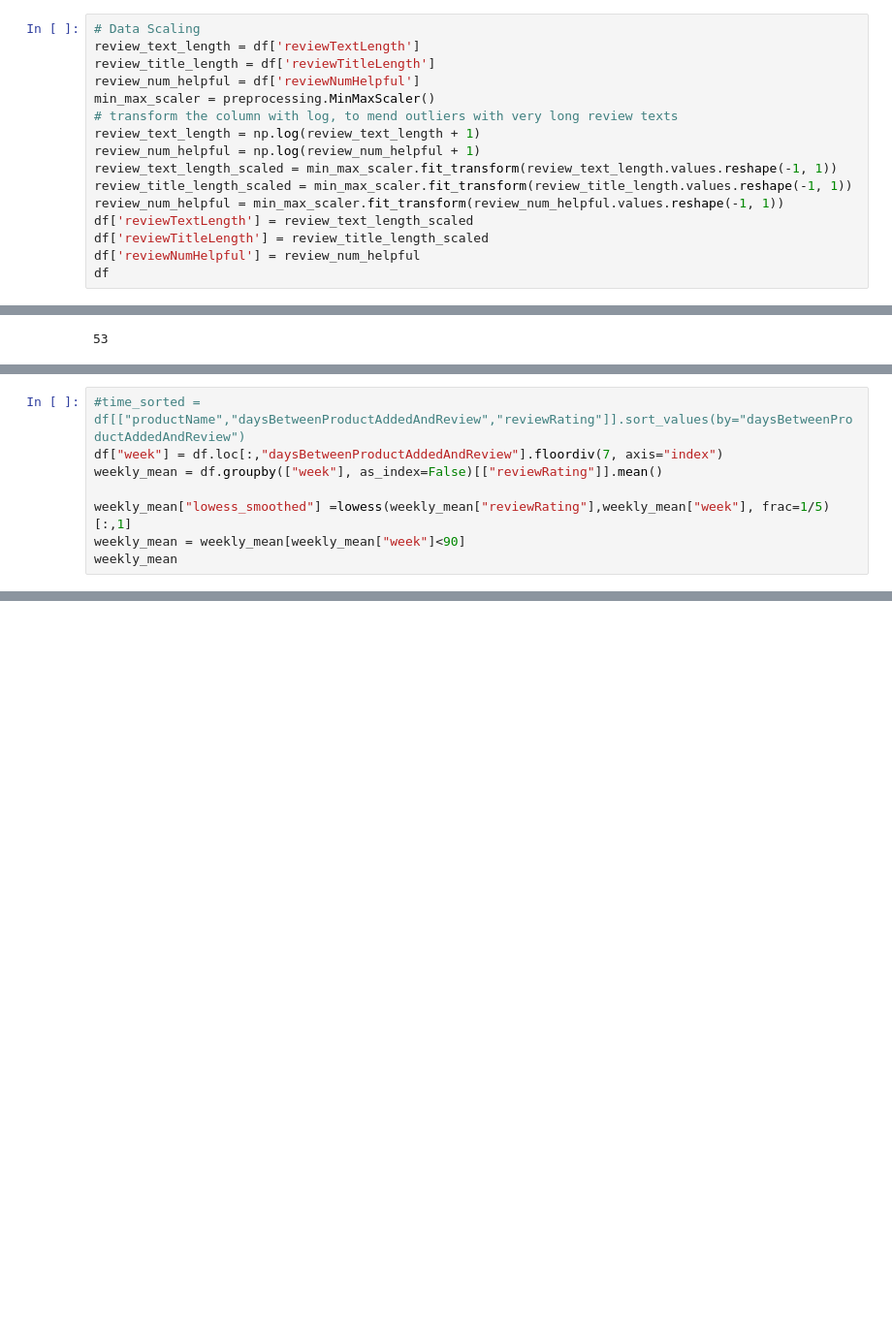
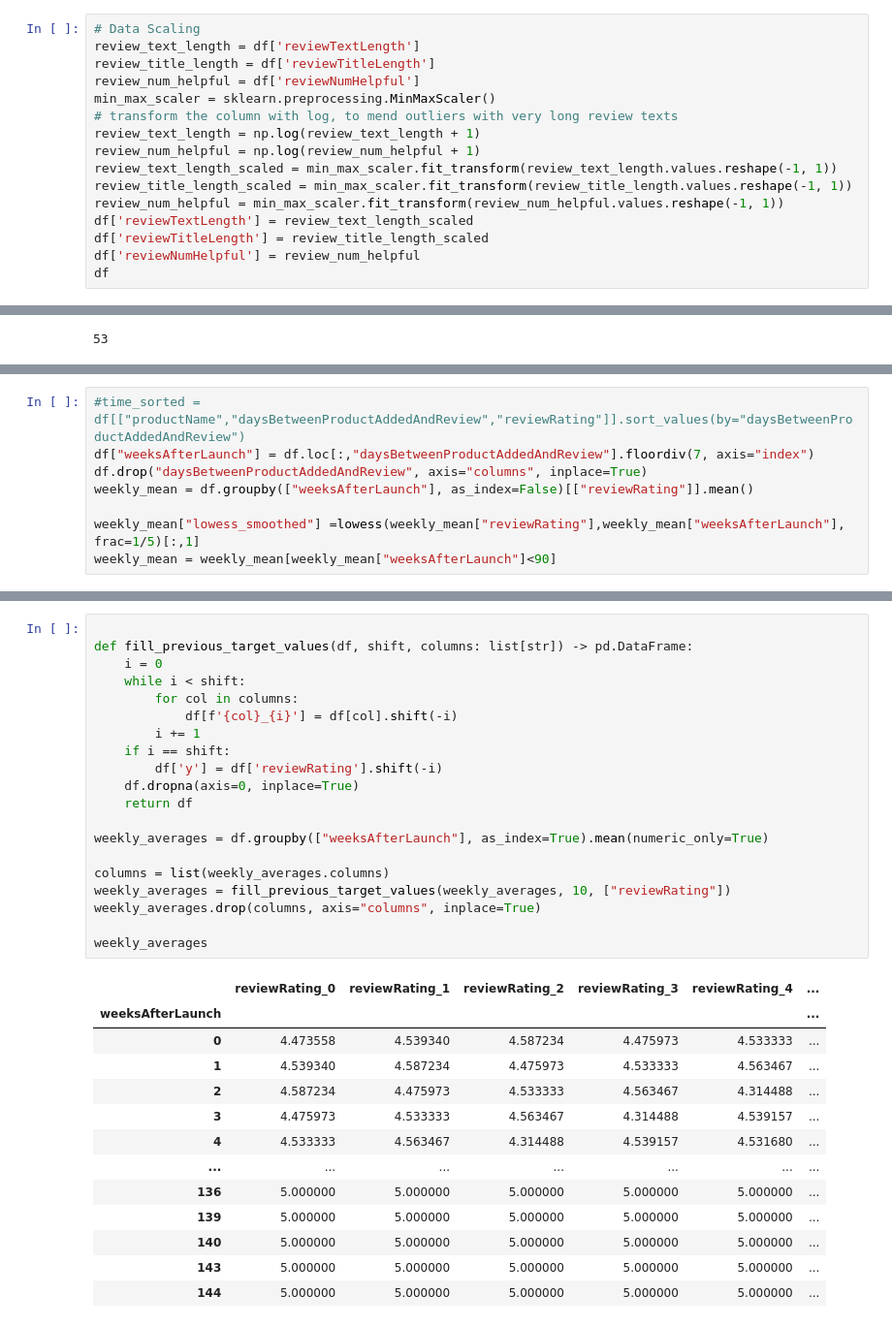
Before and after one commit to MoritzRenkin/tu-bi-DataAnalytics, a Jupyter notebook: lab.ipynb, the cells around one changed output, grey strips where cells are left out. Shown: that part at 97% size. Cells and saved outputs as stored; diff of their text form; blank space fills up the shorter version.

```diff
--- a/lab.ipynb
+++ b/lab.ipynb
@@ -195,7 +197,7 @@ df
 review_text_length = df['reviewTextLength']
 review_title_length = df['reviewTitleLength']
 review_num_helpful = df['reviewNumHelpful']
-min_max_scaler = preprocessing.MinMaxScaler()
+min_max_scaler = sklearn.preprocessing.MinMaxScaler()
 # transform the column with log, to mend outliers with very long review texts
 review_text_length = np.log(review_text_length + 1)
 review_num_helpful = np.log(review_num_helpful + 1)
@@ -384,12 +402,12 @@ corr
 | reviewRating | NaN | NaN | NaN | NaN | NaN | ... |
 # %%
 #time_sorted = df[["productName","daysBetweenProductAddedAndReview","reviewRating"]].sort_values(by="daysBetweenProductAddedAndReview")
-df["week"] = df.loc[:,"daysBetweenProductAddedAndReview"].floordiv(7, axis="index")
-weekly_mean = df.groupby(["week"], as_index=False)[["reviewRating"]].mean()
+df["weeksAfterLaunch"] = df.loc[:,"daysBetweenProductAddedAndReview"].floordiv(7, axis="index")
+df.drop("daysBetweenProductAddedAndReview", axis="columns", inplace=True)
+weekly_mean = df.groupby(["weeksAfterLaunch"], as_index=False)[["reviewRating"]].mean()
 
-weekly_mean["lowess_smoothed"] =lowess(weekly_mean["reviewRating"],weekly_mean["week"], frac=1/5)[:,1]
-weekly_mean = weekly_mean[weekly_mean["week"]<90]
-weekly_mean
+weekly_mean["lowess_smoothed"] =lowess(weekly_mean["reviewRating"],weekly_mean["weeksAfterLaunch"], frac=1/5)[:,1]
+weekly_mean = weekly_mean[weekly_mean["weeksAfterLaunch"]<90]
 # %% [output]
 A value is trying to be set on a copy of a slice from a DataFrame.
 Try using .loc[row_indexer,col_indexer] = value instead
@@ -424,0 +432,34 @@ NameError: name 'x' is not defined
+# %%
+
+def fill_previous_target_values(df, shift, columns: list[str]) -> pd.DataFrame:
+    i = 0
+    while i < shift:
+        for col in columns:
+            df[f'{col}_{i}'] = df[col].shift(-i)
+        i += 1
+    if i == shift:
+        df['y'] = df['reviewRating'].shift(-i)
+    df.dropna(axis=0, inplace=True)
+    return df
+
+weekly_averages = df.groupby(["weeksAfterLaunch"], as_index=True).mean(numeric_only=True)
+
+columns = list(weekly_averages.columns)
+weekly_averages = fill_previous_target_values(weekly_averages, 10, ["reviewRating"])
+weekly_averages.drop(columns, axis="columns", inplace=True)
+
+weekly_averages
+# %% [output]
+|  | reviewRating_0 | reviewRating_1 | reviewRating_2 | reviewRating_3 | reviewRating_4 | ... |
+| weeksAfterLaunch |  |  |  |  |  | ... |
+| 0 | 4.473558 | 4.539340 | 4.587234 | 4.475973 | 4.533333 | ... |
+| 1 | 4.539340 | 4.587234 | 4.475973 | 4.533333 | 4.563467 | ... |
+| 2 | 4.587234 | 4.475973 | 4.533333 | 4.563467 | 4.314488 | ... |
+| 3 | 4.475973 | 4.533333 | 4.563467 | 4.314488 | 4.539157 | ... |
+| 4 | 4.533333 | 4.563467 | 4.314488 | 4.539157 | 4.531680 | ... |
+| ... | ... | ... | ... | ... | ... | ... |
+| 136 | 5.000000 | 5.000000 | 5.000000 | 5.000000 | 5.000000 | ... |
+| 139 | 5.000000 | 5.000000 | 5.000000 | 5.000000 | 5.000000 | ... |
+| 140 | 5.000000 | 5.000000 | 5.000000 | 5.000000 | 5.000000 | ... |
+| 143 | 5.000000 | 5.000000 | 5.000000 | 5.000000 | 5.000000 | ... |
+| 144 | 5.000000 | 5.000000 | 5.000000 | 5.000000 | 5.000000 | ... |
```
Also changed, not shown: parts of 19 cells of this notebook, 1 other file.
